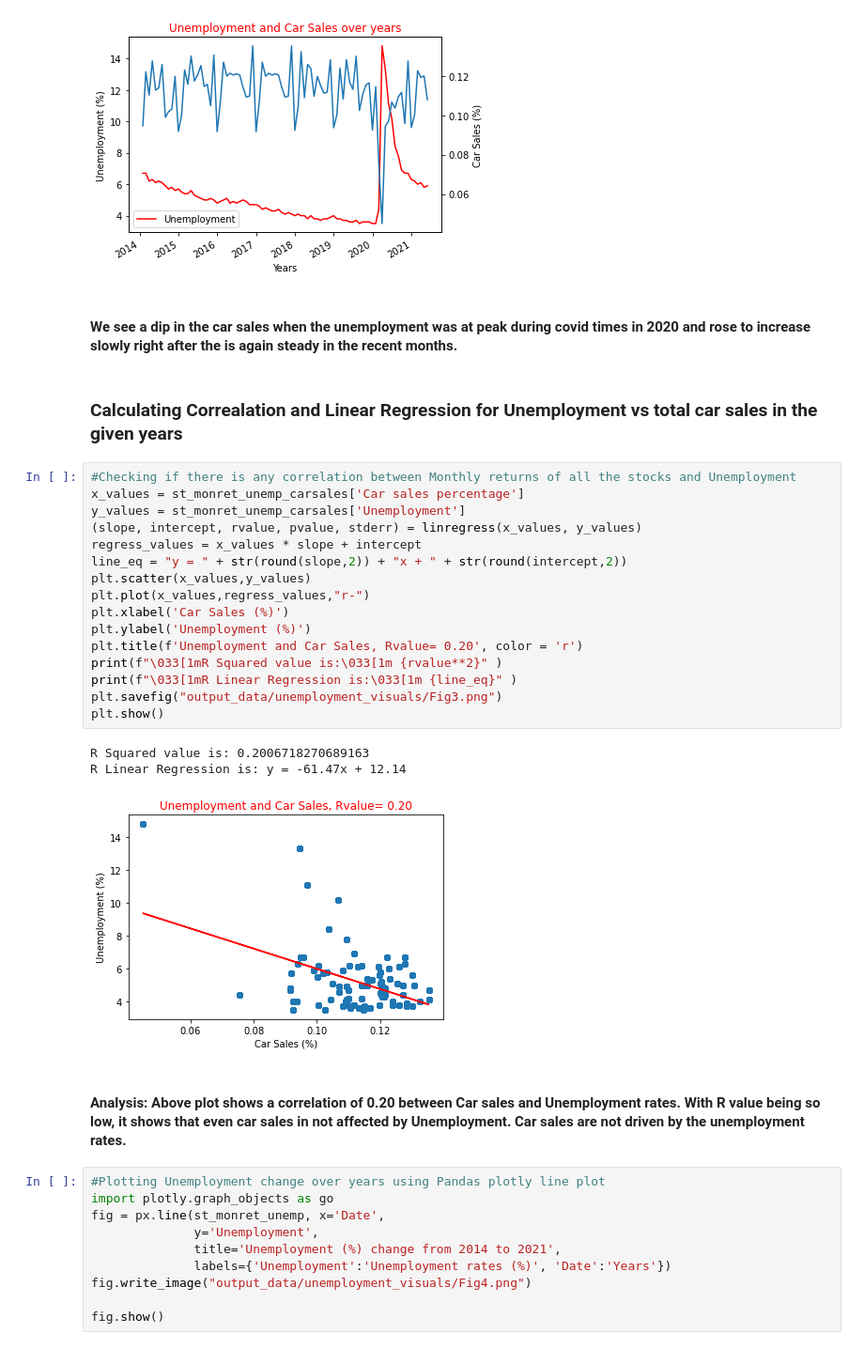
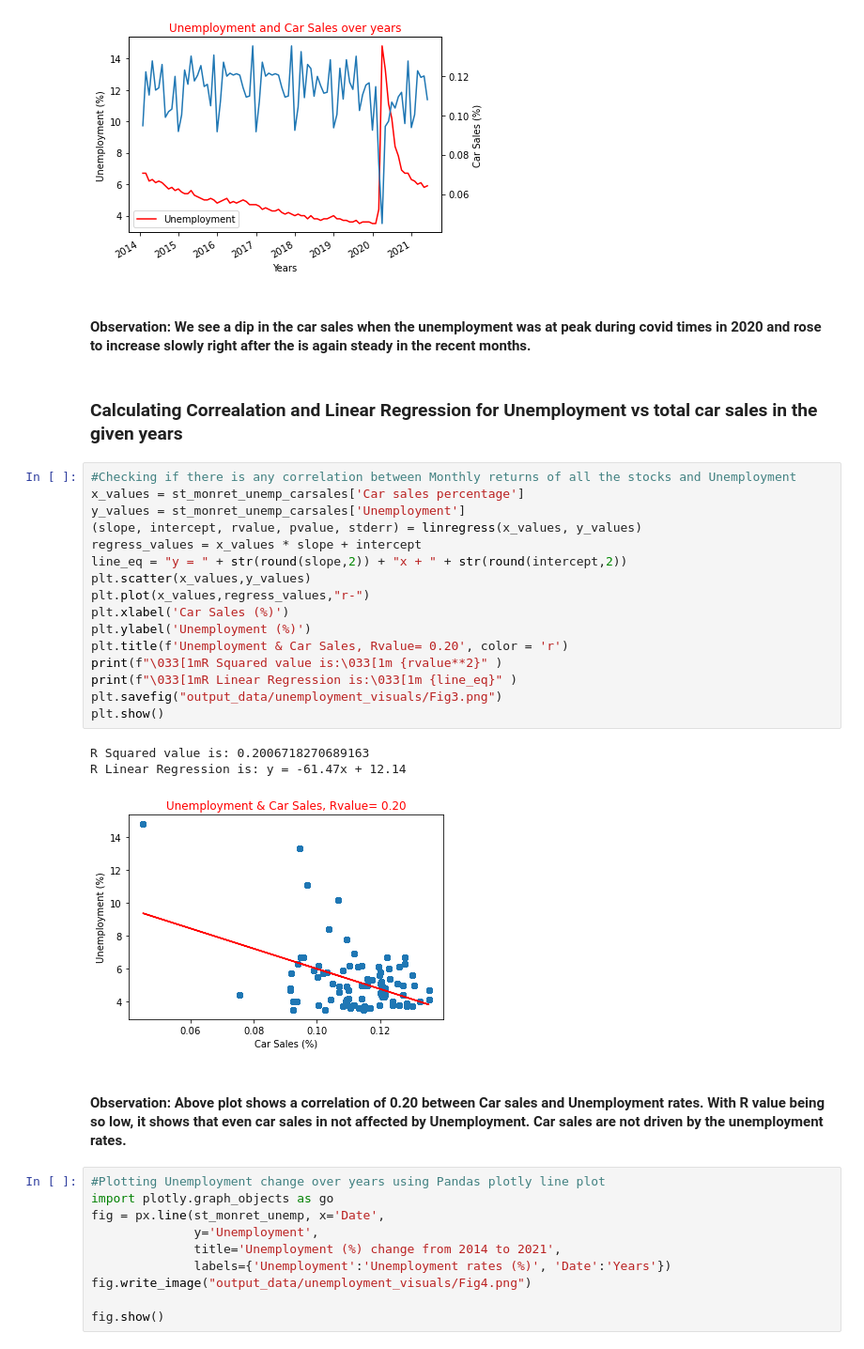
Before and after one commit to MartaWoodkowski/Project-1, a Jupyter notebook: CPJ_notebook.ipynb, the cells around one changed output. Shown at 94% size. Drawn from its saved outputs; the diff is of its cells as text.

```diff
--- a/CPJ_notebook.ipynb
+++ b/CPJ_notebook.ipynb
@@ -407,31 +407,31 @@ plt.show()
 # %% [output]
 [figure]
 # %% [markdown]
-#### We see a dip in the car sales when the unemployment was at peak during covid times in 2020 and rose to increase slowly right after the is again steady in the recent months.
+#### Observation: We see a dip in the car sales when the unemployment was at peak during covid times in 2020 and rose to increase slowly right after the is again steady in the recent months.
 # %% [markdown]
 ### Calculating Correalation and Linear Regression  for Unemployment vs total car sales in the given years
 # %%
 #Checking if there is any correlation between Monthly returns of all the stocks and Unemployment
 x_values = st_monret_unemp_carsales['Car sales percentage']
 y_values = st_monret_unemp_carsales['Unemployment']
 (slope, intercept, rvalue, pvalue, stderr) = linregress(x_values, y_values)
 regress_values = x_values * slope + intercept
 line_eq = "y = " + str(round(slope,2)) + "x + " + str(round(intercept,2))
 plt.scatter(x_values,y_values)
 plt.plot(x_values,regress_values,"r-")
 plt.xlabel('Car Sales (%)')
 plt.ylabel('Unemployment (%)')
-plt.title(f'Unemployment and Car Sales, Rvalue= 0.20', color = 'r')
+plt.title(f'Unemployment & Car Sales, Rvalue= 0.20', color = 'r')
 print(f"\033[1mR Squared value is:\033[1m {rvalue**2}" )
 print(f"\033[1mR Linear Regression is:\033[1m {line_eq}" )
 plt.savefig("output_data/unemployment_visuals/Fig3.png")
 plt.show()
 # %% [output]
 R Squared value is: 0.2006718270689163
 R Linear Regression is: y = -61.47x + 12.14
-[figure, old version]
+[figure, new version]
 # %% [markdown]
-#### Analysis: Above plot shows a correlation of 0.20 between Car sales and Unemployment rates. With R value being so low, it shows that even car sales in not affected by Unemployment. Car sales are not driven by the unemployment rates.
+#### Observation: Above plot shows a correlation of 0.20 between Car sales and Unemployment rates. With R value being so low, it shows that even car sales in not affected by Unemployment. Car sales are not driven by the unemployment rates.
 # %%
 #Plotting Unemployment change over years using Pandas plotly line plot
 import plotly.graph_objects as go
```
Also changed, not shown: parts of 7 cells of this notebook, 3 other files.
